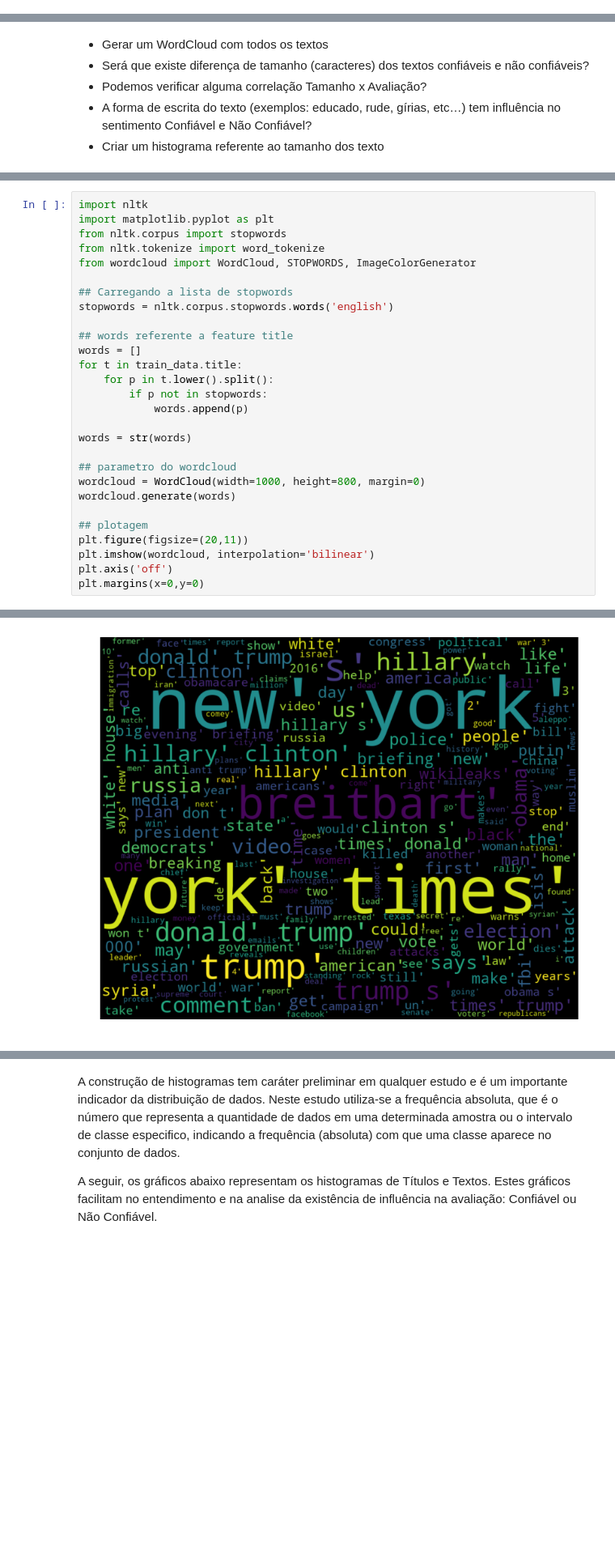
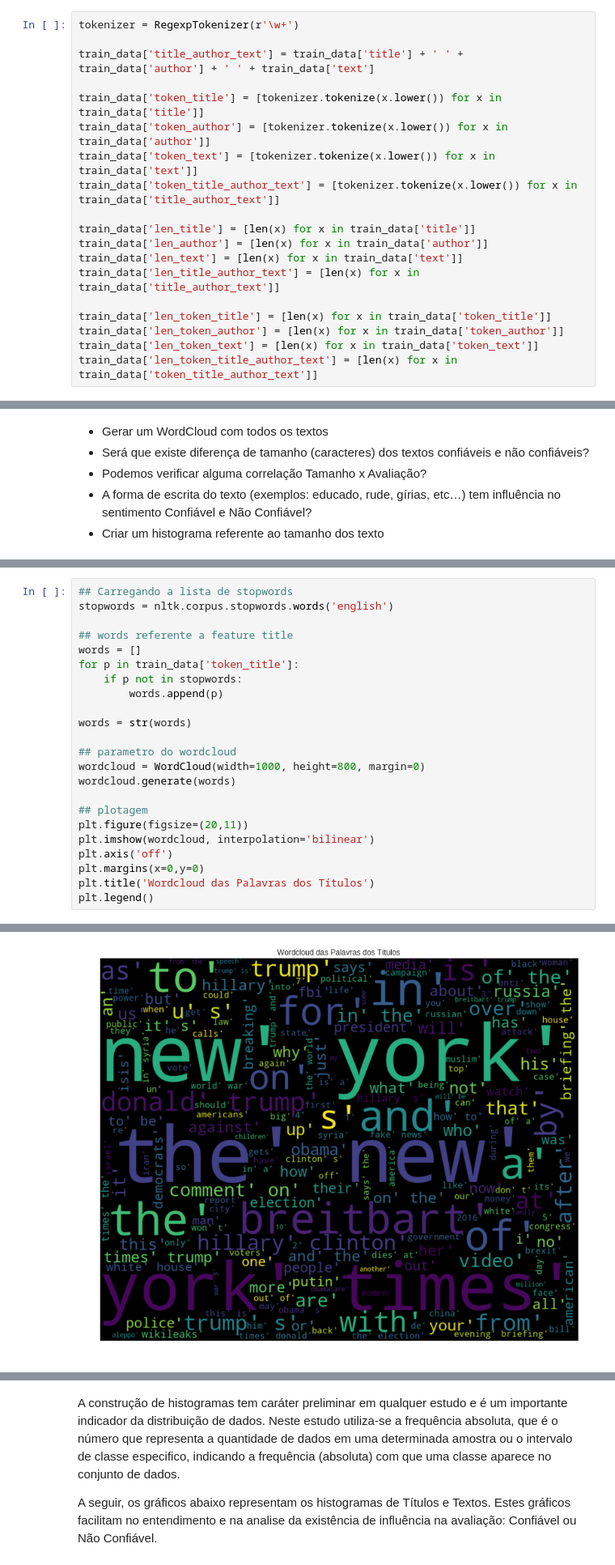
Before and after one commit to JoaoVitorBracale/fatect-news, a Jupyter notebook: Análise Exploratória.ipynb, the cells around one changed output, grey strips where cells are left out. Shown at 81% size. Cells and saved outputs as stored; diff of their text form; blank space fills up the shorter version.

```diff
--- a/Análise Exploratória.ipynb
+++ b/Análise Exploratória.ipynb
@@ -221,2 +232,21 @@ Name: len_title_author_text, dtype: float64
+# %%
+tokenizer = RegexpTokenizer(r'\w+')
+
+train_data['title_author_text'] = train_data['title'] + ' ' + train_data['author'] + ' ' + train_data['text']
+
+train_data['token_title'] = [tokenizer.tokenize(x.lower()) for x in train_data['title']]
+train_data['token_author'] = [tokenizer.tokenize(x.lower()) for x in train_data['author']]
+train_data['token_text'] = [tokenizer.tokenize(x.lower()) for x in train_data['text']]
+train_data['token_title_author_text'] = [tokenizer.tokenize(x.lower()) for x in train_data['title_author_text']]
+
+train_data['len_title'] = [len(x) for x in train_data['title']]
+train_data['len_author'] = [len(x) for x in train_data['author']]
+train_data['len_text'] = [len(x) for x in train_data['text']]
+train_data['len_title_author_text'] = [len(x) for x in train_data['title_author_text']]
+
+train_data['len_token_title'] = [len(x) for x in train_data['token_title']]
+train_data['len_token_author'] = [len(x) for x in train_data['token_author']]
+train_data['len_token_text'] = [len(x) for x in train_data['token_text']]
+train_data['len_token_title_author_text'] = [len(x) for x in train_data['token_title_author_text']]
 # %% [markdown]
 <a id='novas_features'></a>
@@ -235,19 +265,12 @@ Name: len_title_author_text, dtype: float64
 # %%
-import nltk
-import matplotlib.pyplot as plt
-from nltk.corpus import stopwords
-from nltk.tokenize import word_tokenize
-from wordcloud import WordCloud, STOPWORDS, ImageColorGenerator
-
 ## Carregando a lista de stopwords
 stopwords = nltk.corpus.stopwords.words('english')
 
 ## words referente a feature title
 words = []
-for t in train_data.title:
-    for p in t.lower().split():
-        if p not in stopwords:
-            words.append(p)
+for p in train_data['token_title']:
+    if p not in stopwords:
+        words.append(p)
 
 words = str(words)
 
@@ -260,4 +283,6 @@ plt.figure(figsize=(20,11))
 plt.imshow(wordcloud, interpolation='bilinear')
 plt.axis('off')
 plt.margins(x=0,y=0)
+plt.title('Wordcloud das Palavras dos Títulos')
+plt.legend()
 # %% [output]
@@ -264,3 +290,3 @@ plt.margins(x=0,y=0)
-[figure, old version]
+[figure, new version]
 # %% [markdown]
 <a id='histograma'></a>
```
Also changed, not shown: parts of 42 cells of this notebook.
